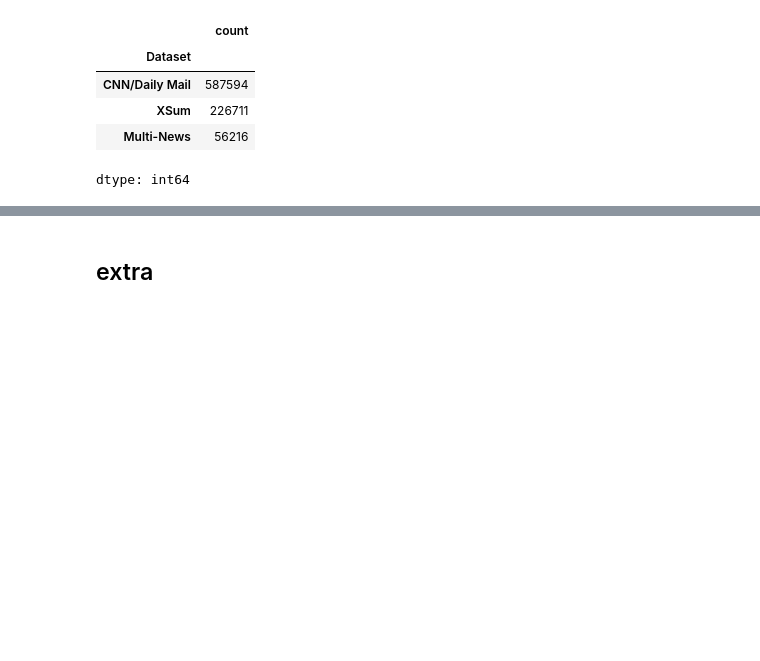
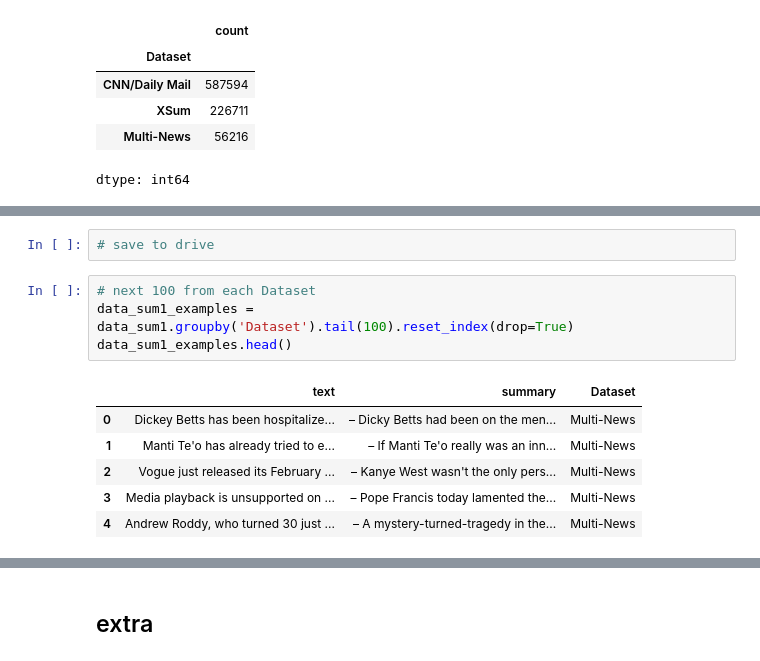
Before and after one commit to zoebatz/CAP6640_Project, a Jupyter notebook: NLP_datasets.ipynb, the cells around one changed output, grey strips where cells are left out. Cells and saved outputs as stored; diff of their text form; blank space fills up the shorter version.

```diff
--- a/NLP_datasets.ipynb
+++ b/NLP_datasets.ipynb
@@ -515 +517,14 @@ data_sum1_500['Dataset'].value_counts()
 dtype: int64
+# %%
+# save to drive
+# %%
+# next 100 from each Dataset
+data_sum1_examples = data_sum1.groupby('Dataset').tail(100).reset_index(drop=True)
+data_sum1_examples.head()
+# %% [output]
+|  | text | summary | Dataset |
+| 0 | Dickey Betts has been hospitalize... | – Dicky Betts had been on the men... | Multi-News |
+| 1 | Manti Te'o has already tried to e... | – If Manti Te'o really was an inn... | Multi-News |
+| 2 | Vogue just released its February ... | – Kanye West wasn't the only pers... | Multi-News |
+| 3 | Media playback is unsupported on ... | – Pope Francis today lamented the... | Multi-News |
+| 4 | Andrew Roddy, who turned 30 just ... | – A mystery-turned-tragedy in the... | Multi-News |
```
Also changed, not shown: parts of 10 cells of this notebook.
